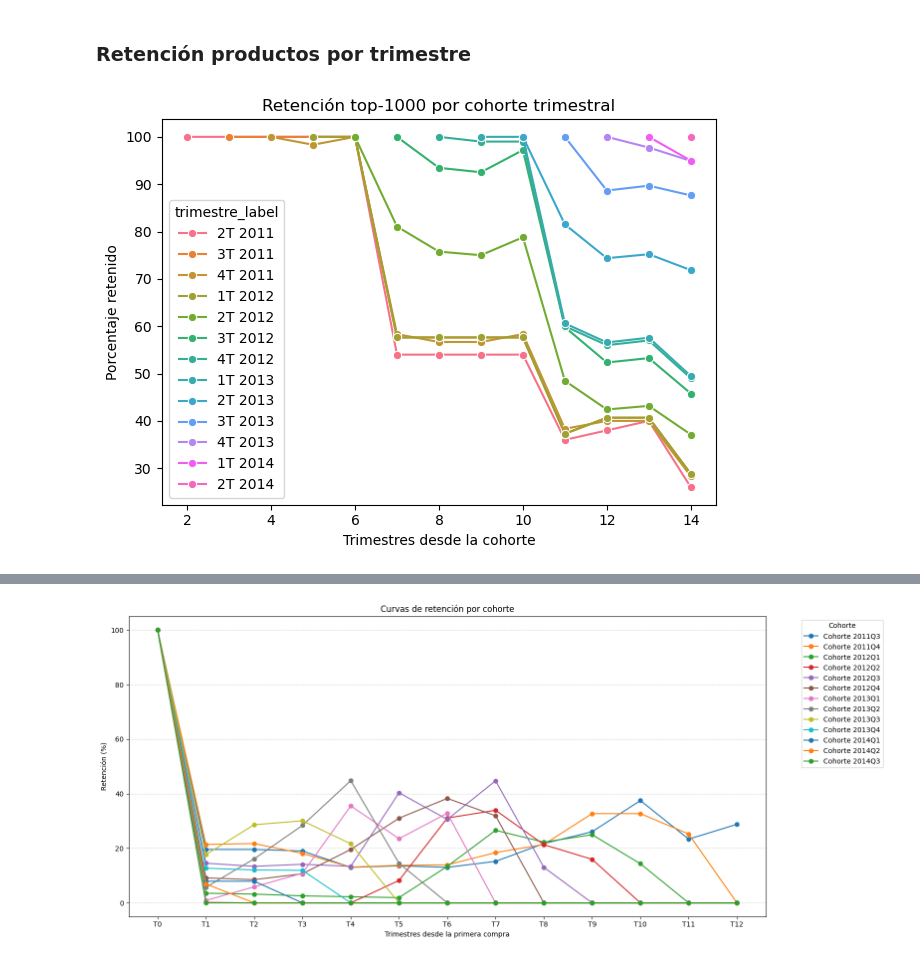
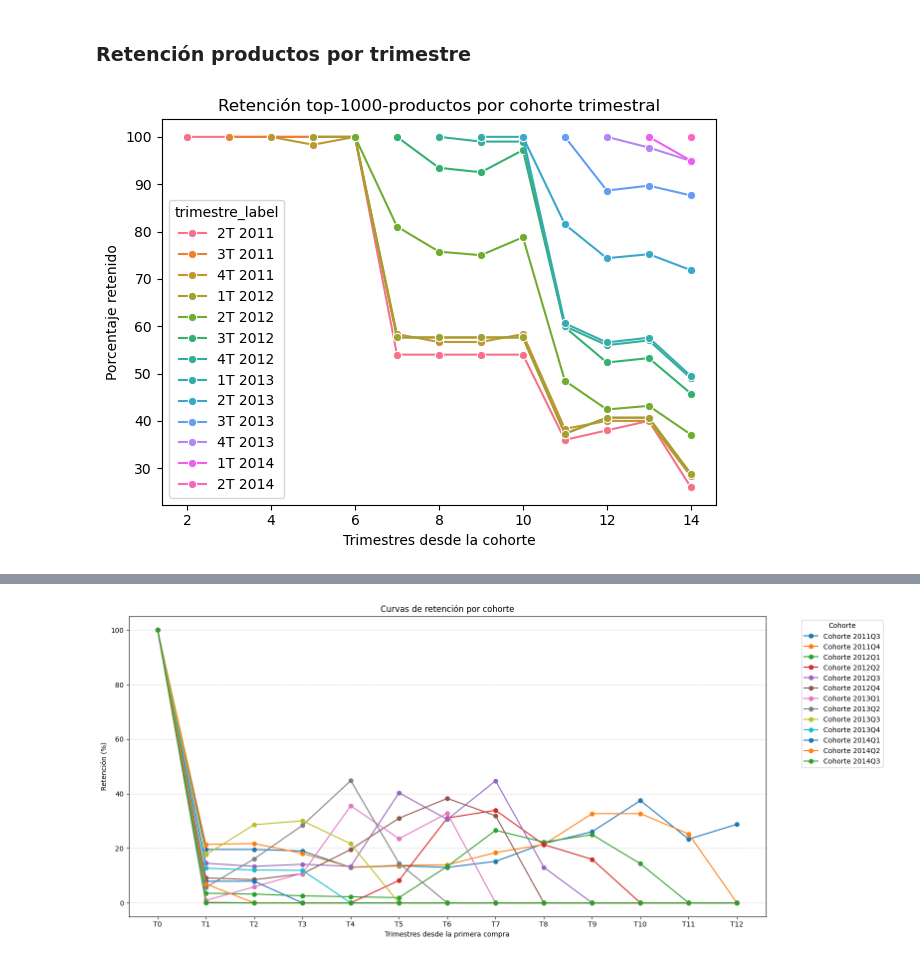
Before and after one commit to fedepicado/Series-temporales-con-SQL, a Jupyter notebook: Retencion de clientes.ipynb, the cells around one changed output, grey strips where cells are left out. Drawn from its saved outputs; the diff is of its cells as text; code cells hidden in the pictures.

Commit message:
update visuales

```diff
--- a/Retencion de clientes.ipynb
+++ b/Retencion de clientes.ipynb
@@ -467,32 +467,32 @@ SELECT
         WHEN ps.trimestre_original = 8 THEN '4T 2012'
         WHEN ps.trimestre_original = 9 THEN '1T 2013'
         WHEN ps.trimestre_original = 10 THEN '2T 2013'
         WHEN ps.trimestre_original = 11 THEN '3T 2013'
         WHEN ps.trimestre_original = 12 THEN '4T 2013'
         WHEN ps.trimestre_original = 13 THEN '1T 2014'
         WHEN ps.trimestre_original = 14 THEN '2T 2014'
     END AS trimestre_label,
     ps.trimestre_desde_original+ps.trimestre_original as trimestre_desde_original,
     ps.porcentaje
 FROM porcentajes ps""")
 
 trans.rollback()
 df = armar_query(query)
 
 
 df.columns = ['trimestre_original', 'trimestre_label',
               'trimestre_desde_original', 'porcentaje']
 df['trimestre_desde_original'] = df['trimestre_desde_original'].astype(int)
 
 sns.lineplot(data=df,
              x='trimestre_desde_original',
              y='porcentaje',
              hue='trimestre_label',
              marker='o')
-plt.title('Retención top-1000 por cohorte trimestral')
+plt.title('Retención top-1000-productos por cohorte trimestral')
 plt.xlabel('Trimestres desde la cohorte')
 plt.ylabel('Porcentaje retenido')
 plt.tight_layout()
 plt.show()
 # %% [output]
-[figure, old version]
+[figure, new version]
```
Also changed, not shown: parts of 3 cells of this notebook.
